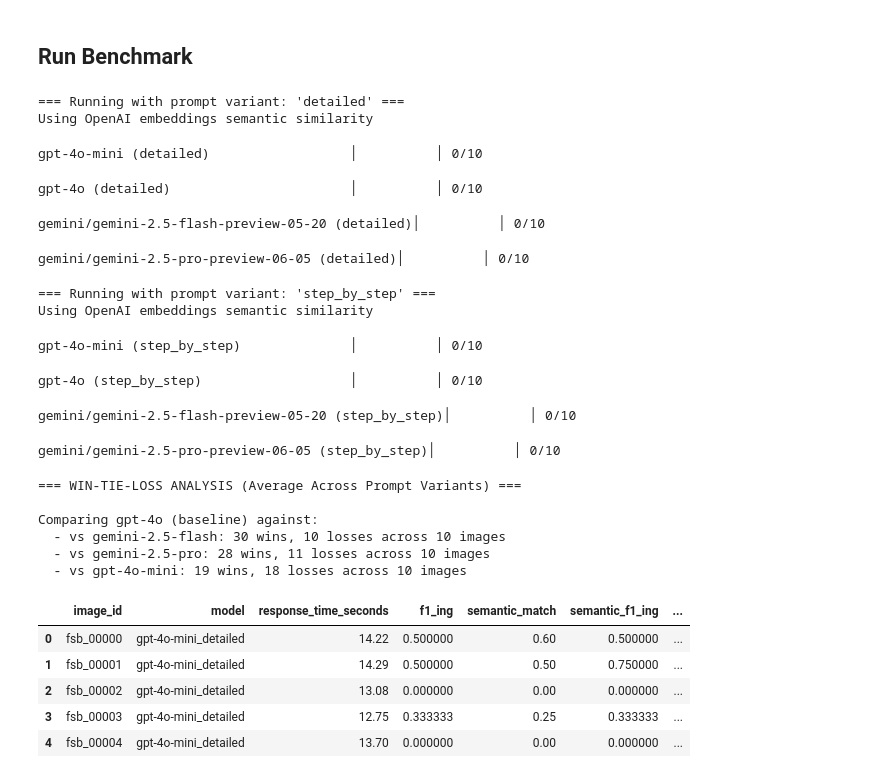
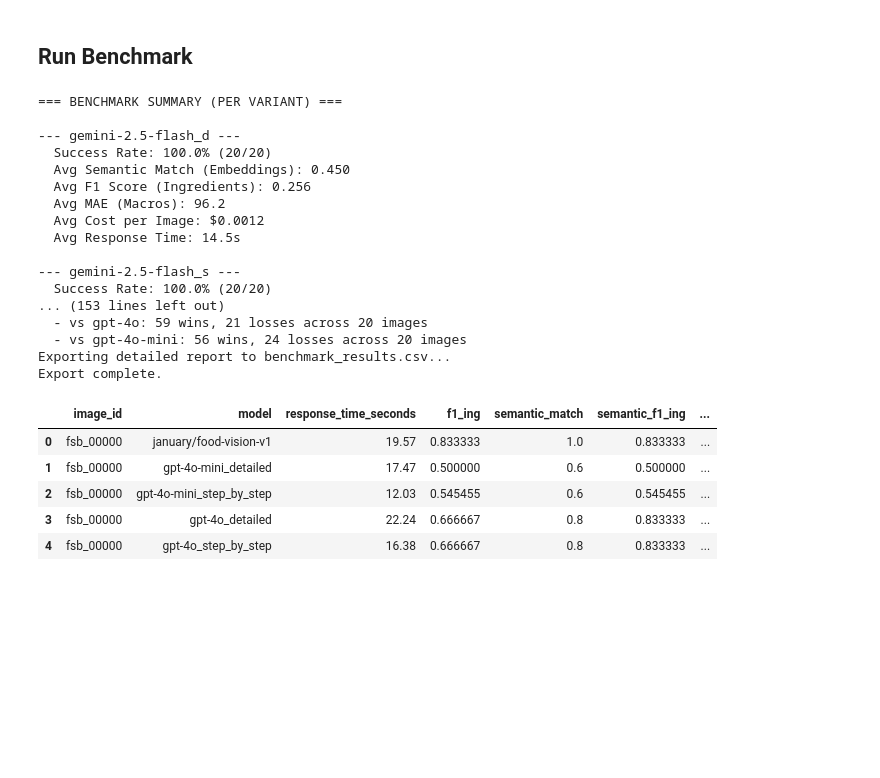
Before and after one commit to January-ai/food-scan-benchmarks, a Jupyter notebook: notebooks/sample_run.ipynb, the cells around one changed output. Cells and saved outputs as stored; diff of their text form; code cells hidden in the pictures; blank space fills up the shorter version.

Commit message:
feat: added January

```diff
--- a/notebooks/sample_run.ipynb
+++ b/notebooks/sample_run.ipynb
@@ -167,6 +177,11 @@ class FoodScanDataset:
 ### Model config and helpers
 # %%
 MODEL_COSTS = {
+    "january/food-vision-v1": {
+        "input": 0.0,  # Not used, cost is per-image
+        "output": 0.0,
+        "display_name": "January AI",
+    },
     "gpt-4.1": {
         "input": 2.00,
         "output": 8.00,
@@ -307,6 +322,9 @@ class LiteModel:
 
 
 def pretty_label(full_model_name: str) -> str:
+    if full_model_name == "january/food-vision-v1":
+        return get_display_name(full_model_name)
+
     for variant, meta in LiteModel.PROMPT_VARIANTS.items():
         postfix = f"_{variant}"
         if full_model_name.endswith(postfix):
@@ -1480,14 +1539,15 @@ class BenchmarkAnalyzer:
 # %%
 BENCHMARK_CONFIG = {
     "models": [
+        "january/food-vision-v1",
         "gpt-4o-mini",
         "gpt-4o",
         "gemini/gemini-2.5-flash-preview-05-20",
         "gemini/gemini-2.5-pro-preview-06-05",
     ],
-    "max_items": 10,
+    "max_items": 20,
     "cache_dir": Path(".cache/food_scan_bench"),
-    "max_concurrent_requests": 10,
+    "max_concurrent_requests": 50,
     "prompt_variants": ["detailed", "step_by_step"],
     "use_embeddings_for_matching": True,
     "report_filename": "benchmark_results.csv",
@@ -1501,41 +1561,39 @@ results_df = await run_evaluation(
     prompt_variants=BENCHMARK_CONFIG["prompt_variants"],
     use_embeddings=BENCHMARK_CONFIG["use_embeddings_for_matching"],
 )
-# %% [output]
-=== Running with prompt variant: 'detailed' ===
-Using OpenAI embeddings semantic similarity
-gpt-4o-mini (detailed)                  │          │ 0/10
-gpt-4o (detailed)                       │          │ 0/10
-gemini/gemini-2.5-flash-preview-05-20 (detailed)│          │ 0/10
-gemini/gemini-2.5-pro-preview-06-05 (detailed)│          │ 0/10
-=== Running with prompt variant: 'step_by_step' ===
-Using OpenAI embeddings semantic similarity
-gpt-4o-mini (step_by_step)              │          │ 0/10
-gpt-4o (step_by_step)                   │          │ 0/10
-gemini/gemini-2.5-flash-preview-05-20 (step_by_step)│          │ 0/10
-gemini/gemini-2.5-pro-preview-06-05 (step_by_step)│          │ 0/10
 # %%
 analyzer = BenchmarkAnalyzer(results_df)
 
-# analyzer.summary_statistics()
-# analyzer.analyze_ingredient_matches()
-# analyzer.statistical_significance_test()
-# analyzer.create_performance_dashboard()
+analyzer.summary_statistics()
+analyzer.analyze_ingredient_matches()
+analyzer.statistical_significance_test()
+analyzer.create_performance_dashboard()
 analyzer.macro_accuracy_heatmap()
-analyzer.create_win_loss_analysis(baseline_model_name="gpt-4o")
-# analyzer.export_detailed_report(BENCHMARK_CONFIG["report_filename"])
+analyzer.create_win_loss_analysis(baseline_model_name="january/food-vision-v1")
+analyzer.export_detailed_report(BENCHMARK_CONFIG["report_filename"])
 
 display(results_df.head())
 # %% [output]
-=== WIN-TIE-LOSS ANALYSIS (Average Across Prompt Variants) ===
+=== BENCHMARK SUMMARY (PER VARIANT) ===
 
-Comparing gpt-4o (baseline) against:
-  - vs gemini-2.5-flash: 30 wins, 10 losses across 10 images
-  - vs gemini-2.5-pro: 28 wins, 11 losses across 10 images
-  - vs gpt-4o-mini: 19 wins, 18 losses across 10 images
+--- gemini-2.5-flash_d ---
+  Success Rate: 100.0% (20/20)
+  Avg Semantic Match (Embeddings): 0.450
+  Avg F1 Score (Ingredients): 0.256
+  Avg MAE (Macros): 96.2
+  Avg Cost per Image: $0.0012
+  Avg Response Time: 14.5s
+
+--- gemini-2.5-flash_s ---
+  Success Rate: 100.0% (20/20)
+... (153 lines left out)
+  - vs gpt-4o: 59 wins, 21 losses across 20 images
+  - vs gpt-4o-mini: 56 wins, 24 losses across 20 images
+Exporting detailed report to benchmark_results.csv...
+Export complete.
 |  | image_id | model | response_time_seconds | f1_ing | semantic_match | semantic_f1_ing | ... |
-| 0 | fsb_00000 | gpt-4o-mini_detailed | 14.22 | 0.500000 | 0.60 | 0.500000 | ... |
-| 1 | fsb_00001 | gpt-4o-mini_detailed | 14.29 | 0.500000 | 0.50 | 0.750000 | ... |
-| 2 | fsb_00002 | gpt-4o-mini_detailed | 13.08 | 0.000000 | 0.00 | 0.000000 | ... |
-| 3 | fsb_00003 | gpt-4o-mini_detailed | 12.75 | 0.333333 | 0.25 | 0.333333 | ... |
-| 4 | fsb_00004 | gpt-4o-mini_detailed | 13.70 | 0.000000 | 0.00 | 0.000000 | ... |
+| 0 | fsb_00000 | january/food-vision-v1 | 19.57 | 0.833333 | 1.0 | 0.833333 | ... |
+| 1 | fsb_00000 | gpt-4o-mini_detailed | 17.47 | 0.500000 | 0.6 | 0.500000 | ... |
+| 2 | fsb_00000 | gpt-4o-mini_step_by_step | 12.03 | 0.545455 | 0.6 | 0.545455 | ... |
+| 3 | fsb_00000 | gpt-4o_detailed | 22.24 | 0.666667 | 0.8 | 0.833333 | ... |
+| 4 | fsb_00000 | gpt-4o_step_by_step | 16.38 | 0.666667 | 0.8 | 0.833333 | ... |
```
Also changed, not shown: parts of 6 cells of this notebook, 1 other file.
